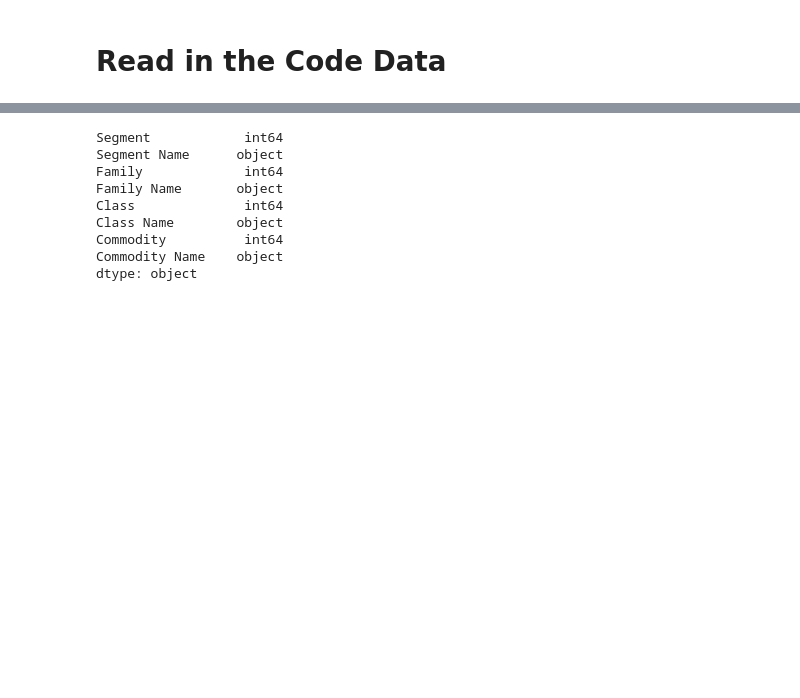
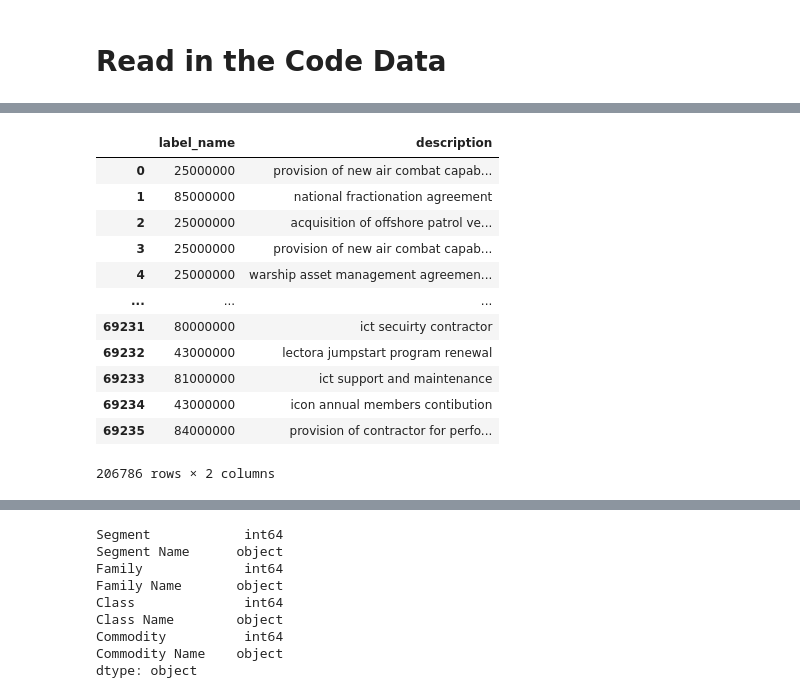
Before and after one commit to mgray39/unspsc-classification, a Jupyter notebook: running_notebook.ipynb, the cells around one changed output, grey strips where cells are left out. Drawn from its saved outputs; the diff is of its cells as text; code cells hidden in the pictures; blank space fills up the shorter version.

```diff
--- a/running_notebook.ipynb
+++ b/running_notebook.ipynb
@@ -53,0 +264,16 @@ import boto3
+# %%
+prepare_and_combine_au_files(au_file_list)
+# %% [output]
+|  | label_name | description |
+| 0 | 25000000 | provision of new air combat capab... |
+| 1 | 85000000 | national fractionation agreement |
+| 2 | 25000000 | acquisition of offshore patrol ve... |
+| 3 | 25000000 | provision of new air combat capab... |
+| 4 | 25000000 | warship asset management agreemen... |
+| ... | ... | ... |
+| 69231 | 80000000 | ict secuirty contractor |
+| 69232 | 43000000 | lectora jumpstart program renewal |
+| 69233 | 81000000 | ict support and maintenance |
+| 69234 | 43000000 | icon annual members contibution |
+| 69235 | 84000000 | provision of contractor for perfo... |
+206786 rows × 2 columns
```
Also changed, not shown: parts of 32 cells of this notebook, 2 other files.
